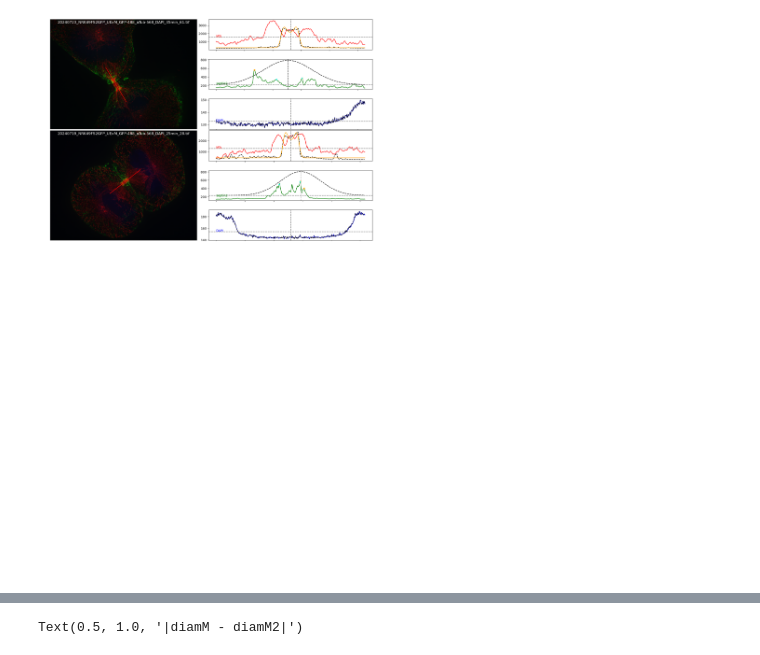
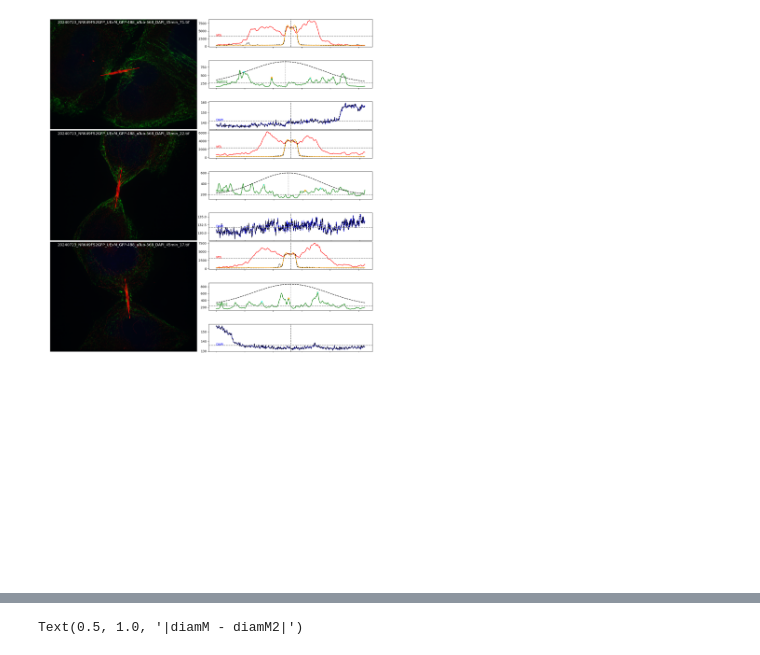
Before and after one commit to zacsimile/cytokinesis-pseudotime-analysis, a Jupyter notebook: extract_line_profile_septin2_tubulin.ipynb, the cells around one changed output, grey strips where cells are left out. Drawn from its saved outputs; the diff is of its cells as text; code cells hidden in the pictures.

```diff
--- a/extract_line_profile_septin2_tubulin.ipynb
+++ b/extract_line_profile_septin2_tubulin.ipynb
@@ -54,6 +54,8 @@ fig = plt.figure(figsize=(15,5*N))
 subfigs = fig.subfigures(N,1)
 j = 0
 metrics['dX2'] = np.nan
+metrics['X12'] = np.nan
+metrics['X22'] = np.nan
 for i, ml in metrics.iterrows():
     # Get the image associated with this row
     im = None
@@ -91,14 +93,19 @@ for i, ml in metrics.iterrows():
 
     # Center the search for peaks on the peak of microtubule signal
     mt_threshold = np.mean(mt) # np.min(mt)+np.std(mt)
-    profile_center = np.mean(np.argwhere(mt>mt_threshold))
-    sig = np.sum(mt>mt_threshold)/(2.3548200450309493)
+    mt_idxs = np.flatnonzero(mt>mt_threshold)
+    profile_center = np.sum(mt_idxs*mt[mt_idxs])/(mt[mt_idxs].sum())  # np.mean(np.argwhere(mt>mt_threshold))
+    # sig = np.sum(mt>mt_threshold)/2 #(2.3548200450309493)
+    sig = (np.diff(np.flatnonzero(mt>mt_threshold)[[0,-1]]))/2 #2.3548200450309493
 
     # weighting discourages use of tall peaks at line profile extremities
     w = np.exp(-((peaks-profile_center)**2)/(2*sig*sig)) # *septin_grad
+    w = w*(mt[peaks]/mt[peaks].sum())
 
-    # select two peaks, on either side of l2
+    # select two peaks, on either side of profile_center
     weighted_peaks = (peak_props['peak_heights']-septin_threshold)*w
+    # peak_sharpness = (peak_props['peak_heights']-septin_threshold)/(peak_props['widths']+1)
+    # weighted_peaks = peak_sharpness*w
     peaks_lower = peaks[peaks<=profile_center]
     peaks_upper = peaks[peaks>profile_center]
     try:
@@ -116,6 +123,8 @@ for i, ml in metrics.iterrows():
         dX2 = np.abs(np.diff(peaks)[0])
     except IndexError:
         dX2 = 0
+    metrics.loc[i,'X12'] = p0
+    metrics.loc[i,'X22'] = p1
     metrics.loc[i,'dX2'] = dX2
 
     # Now get the orthogonal line profile at the line center
@@ -144,33 +153,33 @@ for i, ml in metrics.iterrows():
 
     # (metrics.loc[i,'dX2'] != metrics.loc[i,'dX (pxl)']) or
     # (np.abs(metrics.loc[i,'diamM2'] - metrics.loc[i,'diamM']) > 10)
-    if (j < (N-1)) and (np.abs(metrics.loc[i,'dX2'] - metrics.loc[i,'dX (pxl)']) > 50) and metrics.loc[i, 'Unnamed: 0'] == "RS":
+    if (j < (N-1)) and (np.abs(metrics.loc[i,'dX2'] - metrics.loc[i,'dX (pxl)']) > 50) and metrics.loc[i, 'Unnamed: 0'] == "SM":
         # print(f"Calculate difference: {metrics.loc[i,'dX2']} original difference: {metrics.loc[i,'dX (pxl)']}")
         maxidx = min(mt.shape[0], lp.shape[0])
         septin_weight = max_septin*np.exp(-((np.arange(maxidx)-profile_center)**2)/(2*sig*sig))+septin_threshold
         line_utils.image_with_profiles(subfigs[j],
                                        im, xl, xu, yl, yu,
                                        channel_names=expected_colnames[1:], linewidth=25,
                                        # precalc_channel_profiles=lp[["MTs", "septin2", "DAPI"]].to_numpy(),
                                        precalc_channel_profiles=np.vstack([mt[:maxidx], septin_weight[:maxidx], lp[["DAPI"]].to_numpy()[:maxidx,:].T]).T,
                                        precalc_peaks=[None, [peaks, [int(metrics.loc[i,'X1']), int(metrics.loc[i,'X2'])]], None],
                                        precalc_fits=[(line_utils.gauss_convolved_annulus_approx, res_lsq.x), None, None],
                                        precalc_means=[mt_mean,septin_threshold,dapi_mean],
                                        precalc_midpoints=[mt_mid,profile_center,dapi_mid],
                                        title = os.path.basename(fn),
         )
         j += 1
 
     # if (j==5):
     #     break
     # if metrics.loc[i,'dX2'] != metrics.loc[i,'dX (pxl)']:
     #     break
 
     # if np.abs(metrics.loc[i,'diamM2'] - metrics.loc[i,'diamM']) > 10:
     #     break
 
     # break
 
 fig.tight_layout()#pad=0.4, w_pad=0.5, h_pad=1.0)
 # %% [output]
-[figure, old version]
+[figure, new version]
```
Also changed, not shown: parts of 3 cells of this notebook.
